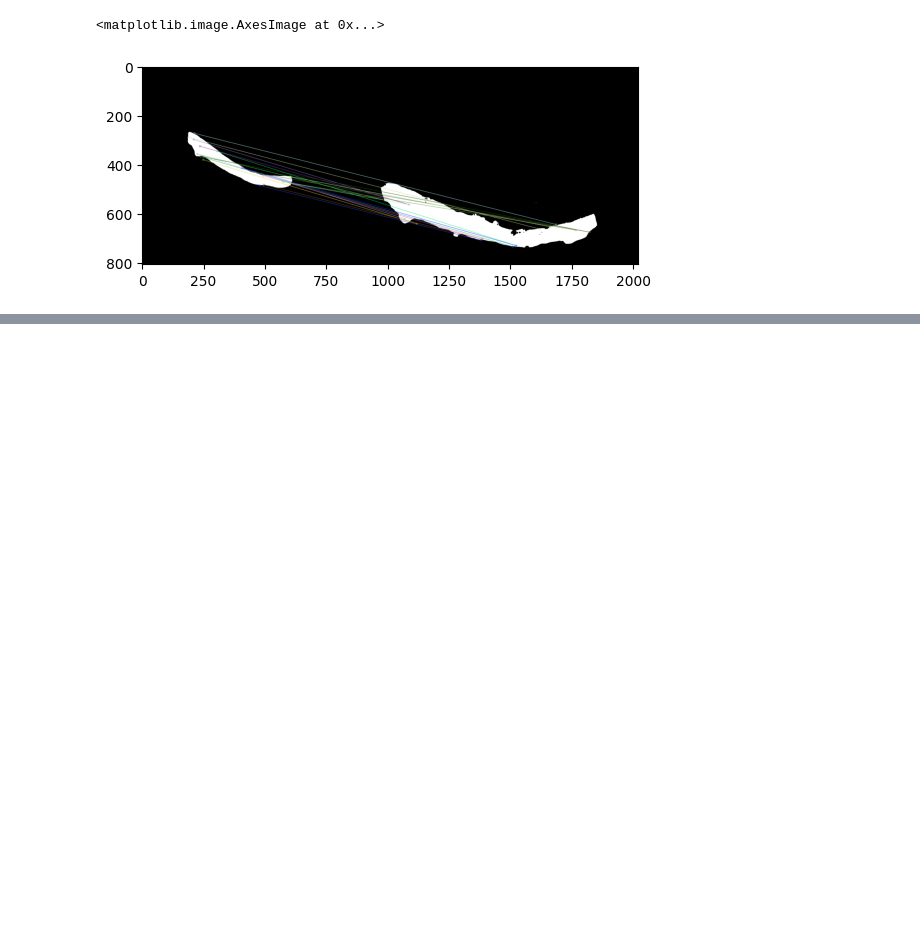
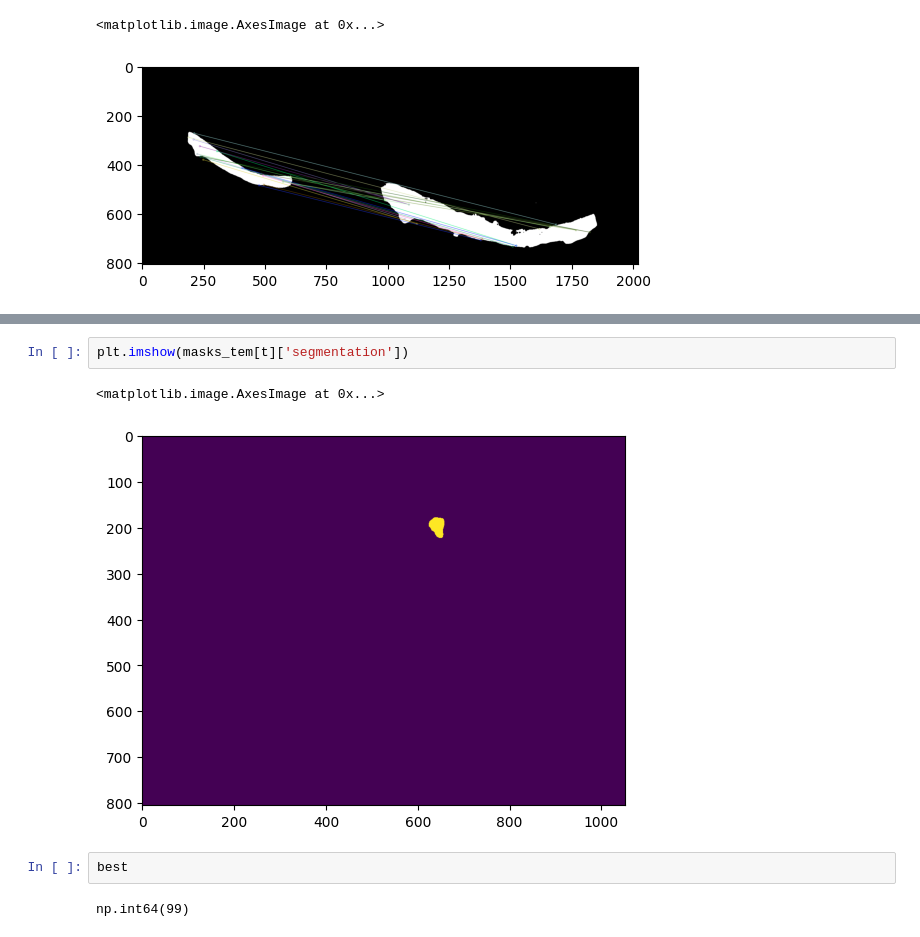
Before and after one commit to Sarztak/flm-tem-correlation, a Jupyter notebook: automatic_mask_generator_flm_tem.ipynb, the cells around one changed output, grey strips where cells are left out. Drawn from its saved outputs; the diff is of its cells as text; blank space fills up the shorter version.

```diff
--- a/automatic_mask_generator_flm_tem.ipynb
+++ b/automatic_mask_generator_flm_tem.ipynb
@@ -252,0 +279,9 @@ plt.imshow(img_matches)
+# %%
+plt.imshow(masks_tem[t]['segmentation'])
+# %% [output]
+<matplotlib.image.AxesImage at 0x...>
+[figure, added]
+# %%
+best
+# %% [output]
+np.int64(99)
```
Also changed, not shown: parts of 4 cells of this notebook.
